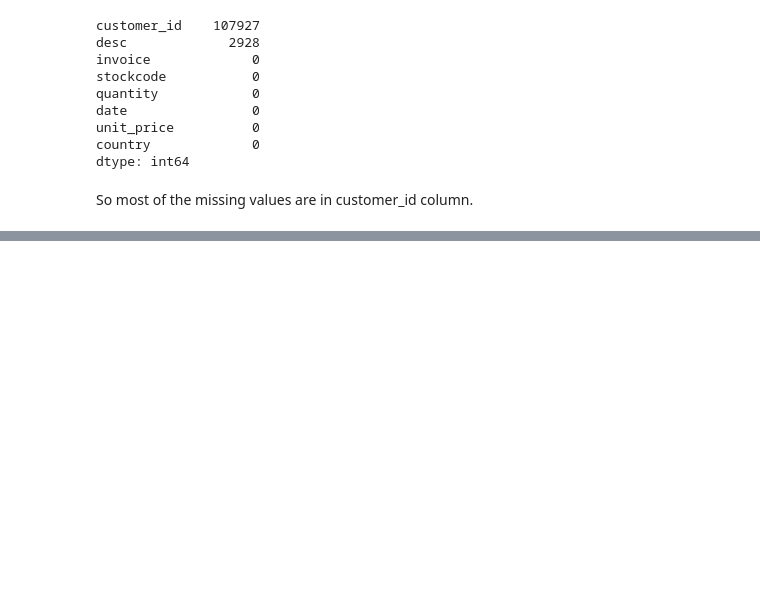
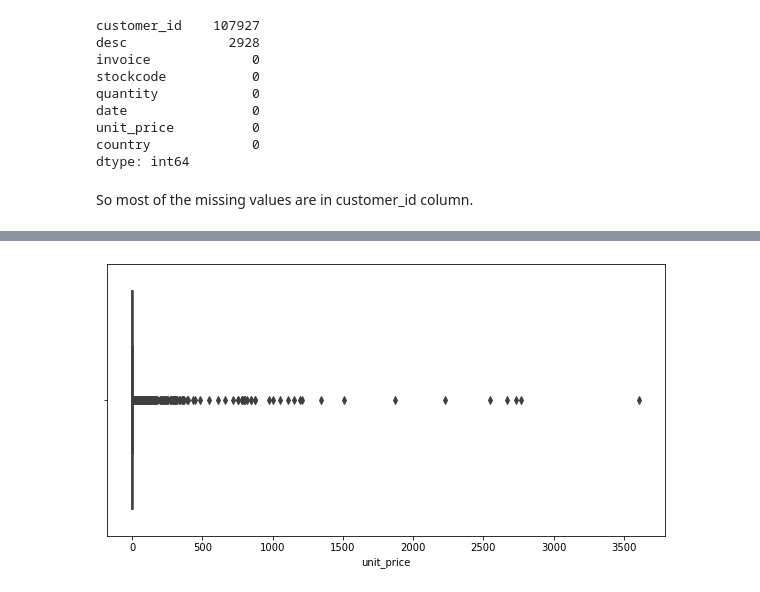
Before and after one commit to avizyt/Data-Anlysis-Projects, a Jupyter notebook: online_retail_Analysis/online_retail_analysis.ipynb, the cells around one changed output, grey strips where cells are left out. Saved outputs shown, nothing was run; the diff lists cells and outputs as text; code cells hidden in the pictures; blank space fills up the shorter version.

```diff
--- a/online_retail_Analysis/online_retail_analysis.ipynb
+++ b/online_retail_Analysis/online_retail_analysis.ipynb
@@ -101,0 +200,3 @@ So most of the missing values are in customer_id column.
+# %%
+new_retail = new_retail[new_retail.unit_price < 6000]
+new_retail.describe()
@@ -101,0 +213,6 @@ So most of the missing values are in customer_id column.
+# %%
+plt.subplots(figsize= (10,5))
+up_new = sns.boxplot(new_retail.unit_price)
+plt.show()
+# %% [output]
+[figure, added]
```
Also changed, not shown: parts of 31 cells of this notebook.
